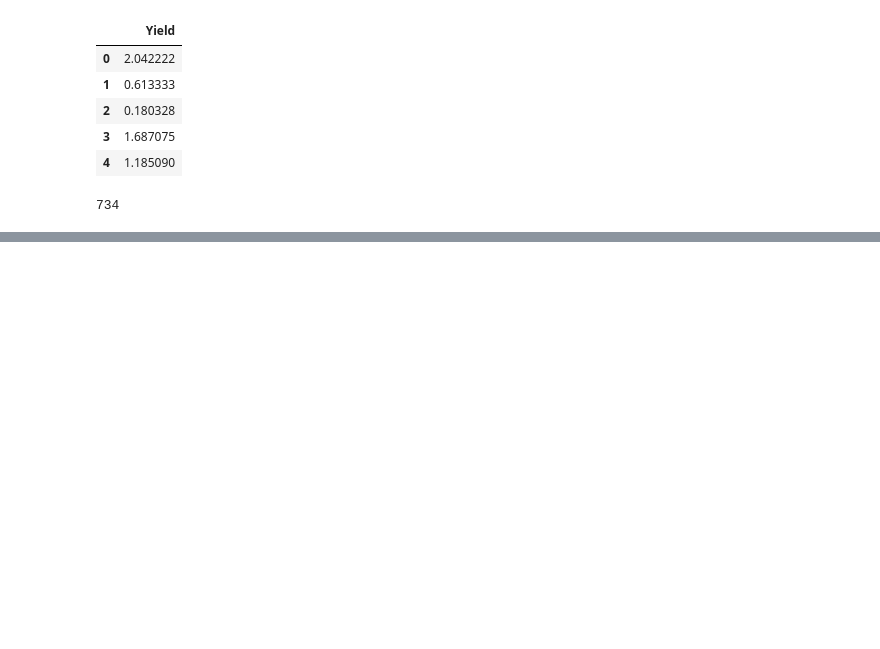
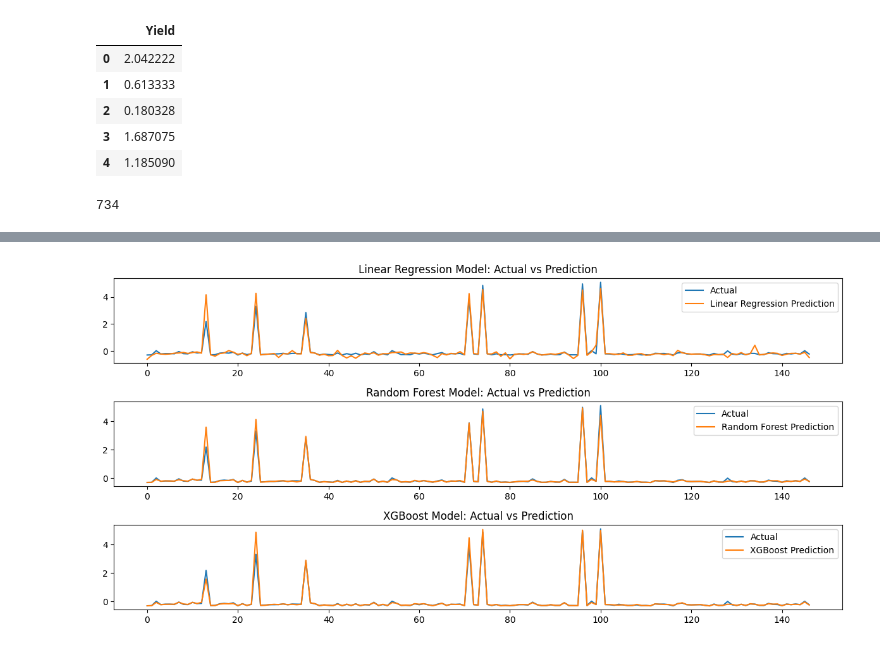
Before and after one commit to vansismishra/FarmElysium, a Jupyter notebook: CropYieldPrediction.ipynb, the cells around one changed output, grey strips where cells are left out. Drawn from its saved outputs; the diff is of its cells as text; code cells hidden in the pictures; blank space fills up the shorter version.

Commit message:
Models Trained

```diff
--- a/CropYieldPrediction.ipynb
+++ b/CropYieldPrediction.ipynb
@@ -1179,0 +1262,3 @@ ModuleNotFoundError: No module named 'tensorflow.python'
+# %%
+# Split the dataset into training and testing sets
+x_train, x_test, y_train, y_test = train_test_split(x, y, test_size=0.2, random_state=42)
@@ -1179,0 +1311,8 @@ ModuleNotFoundError: No module named 'tensorflow.python'
+# %%
+# LSTM Model
+lstm_model = Sequential()
+lstm_model.add(LSTM(50, activation='relu', input_shape=(1, x_train_scaled.shape[1])))
+lstm_model.add(Dense(1, activation='linear'))
+lstm_model.compile(optimizer='adam', loss='mse')
+lstm_model.fit(x_train_scaled.reshape((x_train_scaled.shape[0], 1, x_train_scaled.shape[1])), y_train_scaled, epochs=10, batch_size=32, validation_data=(x_test_scaled.reshape((x_test_scaled.shape[0], 1, x_test_scaled.shape[1])), y_test_scaled))
+lstm_pred = lstm_model.predict(x_test_scaled.reshape((x_test_scaled.shape[0], 1, x_test_scaled.shape[1])))
@@ -1179,0 +1337,9 @@ ModuleNotFoundError: No module named 'tensorflow.python'
+# %%
+# DNN Model
+dnn_model = Sequential()
+dnn_model.add(Dense(64, activation='relu', input_dim=x_train_scaled.shape[1]))
+dnn_model.add(Dense(32, activation='relu'))
+dnn_model.add(Dense(1, activation='linear'))
+dnn_model.compile(optimizer='adam', loss='mse')
+dnn_model.fit(x_train_scaled, y_train_scaled, epochs=10, batch_size=32, validation_data=(x_test_scaled, y_test_scaled))
+dnn_pred = dnn_model.predict(x_test_scaled)
@@ -1179,0 +1414,27 @@ ModuleNotFoundError: No module named 'tensorflow.python'
+# %%
+# Plotting Linear Regression predictions
+plt.figure(figsize=(12, 6))
+plt.subplot(3, 1, 1)
+plt.plot(y_test_scaled, label='Actual')
+plt.plot(lr_pred, label='Linear Regression Prediction')
+plt.title('Linear Regression Model: Actual vs Prediction')
+plt.legend()
+
+# Plotting Random Forest predictions
+plt.subplot(3, 1, 2)
+plt.plot(y_test_scaled, label='Actual')
+plt.plot(rf_pred, label='Random Forest Prediction')
+plt.title('Random Forest Model: Actual vs Prediction')
+plt.legend()
+
+# Plotting XGBoost predictions
+plt.subplot(3, 1, 3)
+plt.plot(y_test_scaled, label='Actual')
+plt.plot(xgb_pred, label='XGBoost Prediction')
+plt.title('XGBoost Model: Actual vs Prediction')
+plt.legend()
+
+plt.tight_layout()
+plt.show()
+# %% [output]
+[figure, added]
```
Also changed, not shown: parts of 40 cells of this notebook, 1 other file.
